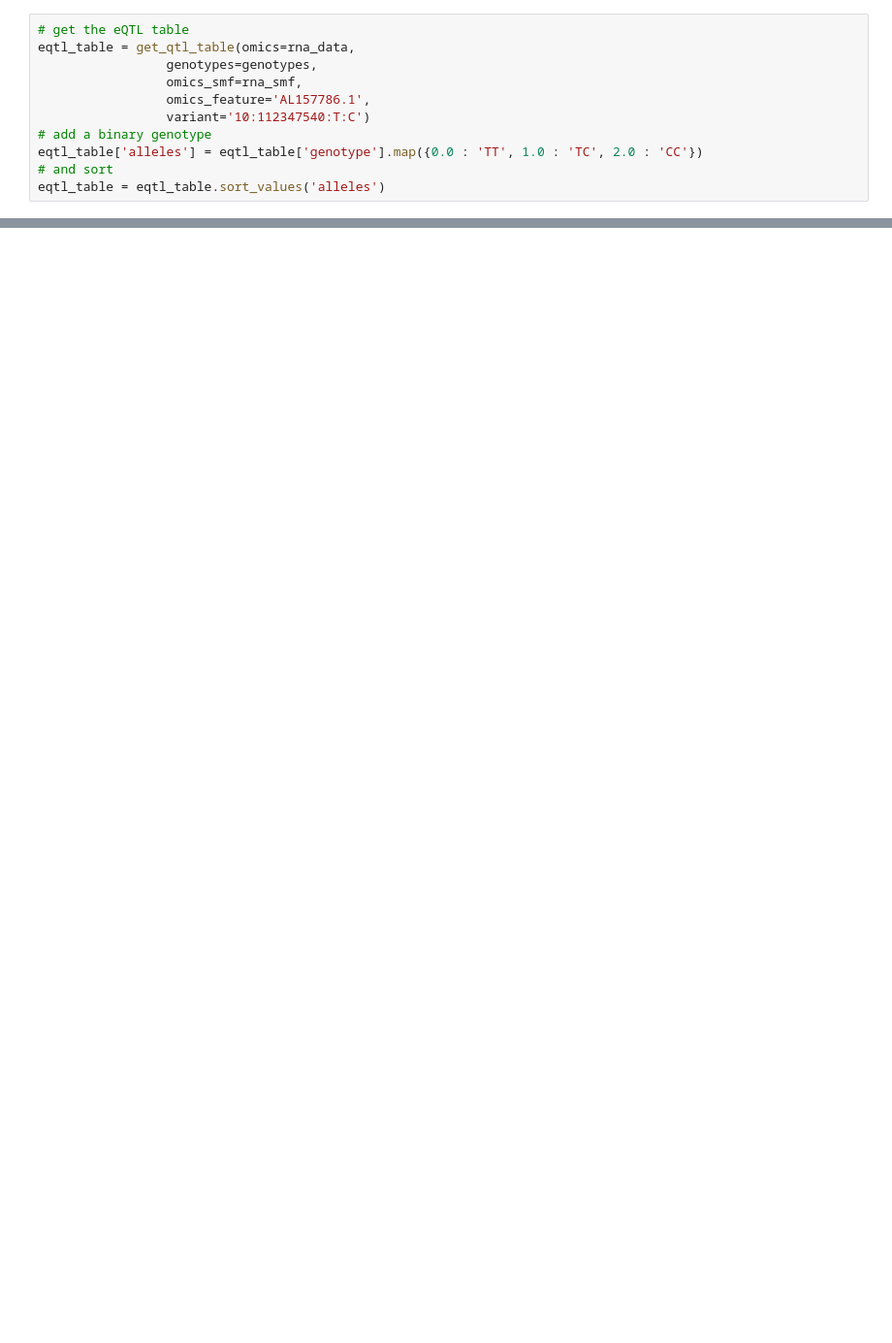
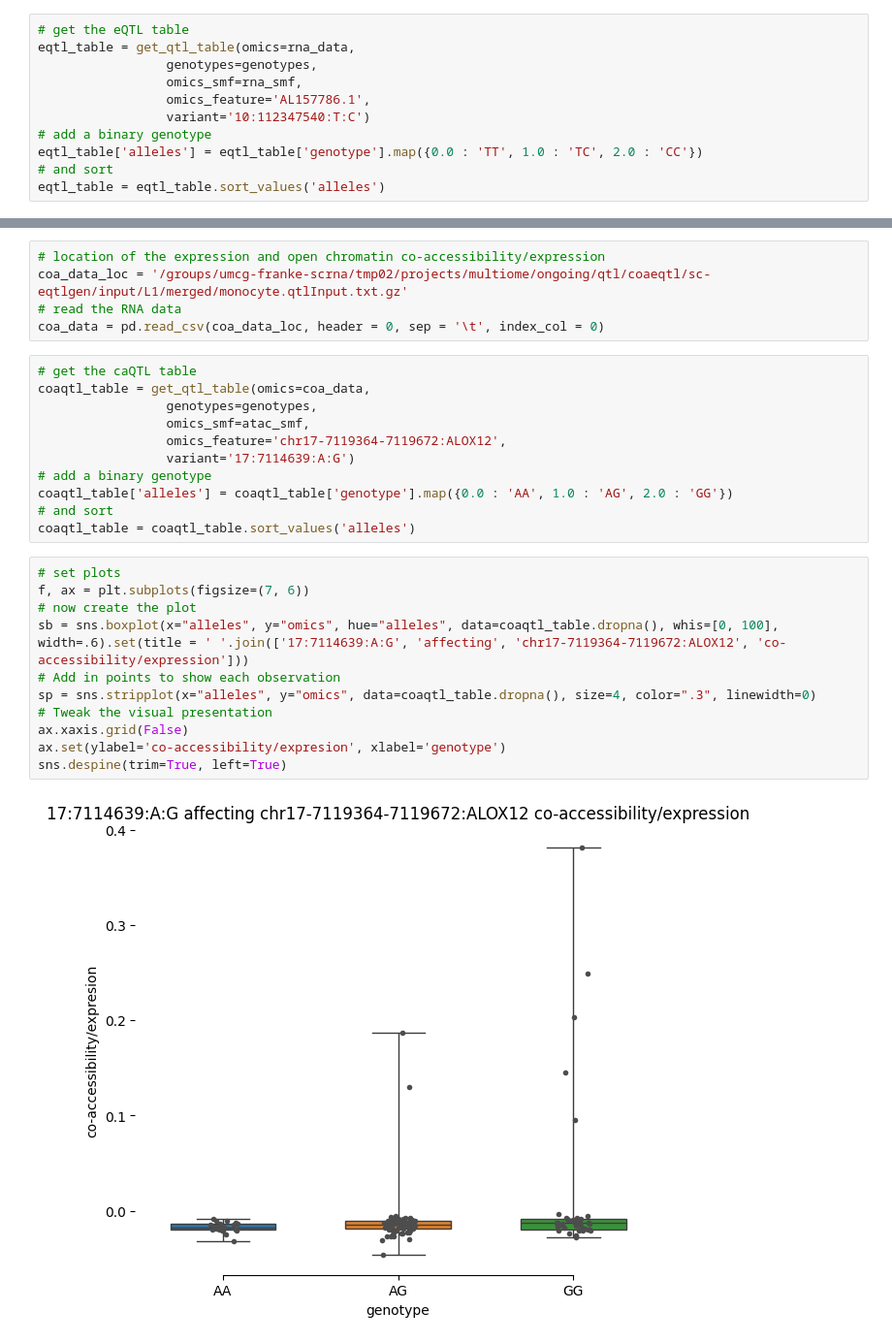
Before and after one commit to molgenis/wijst_multiome, a Jupyter notebook: qtl/mo_plot_qtls.ipynb, the cells around one changed output, grey strips where cells are left out. Shown: that part at 97% size. Cells and saved outputs as stored; diff of their text form; blank space fills up the shorter version.

```diff
--- a/qtl/mo_plot_qtls.ipynb
+++ b/qtl/mo_plot_qtls.ipynb
@@ -193,0 +236,29 @@ sns.despine(trim=True, left=True)
+# %%
+# location of the expression and open chromatin co-accessibility/expression
+coa_data_loc = '/groups/umcg-franke-scrna/tmp02/projects/multiome/ongoing/qtl/coaeqtl/sc-eqtlgen/input/L1/merged/monocyte.qtlInput.txt.gz'
+# read the RNA data
+coa_data = pd.read_csv(coa_data_loc, header = 0, sep = '\t', index_col = 0)
+# %%
+# get the caQTL table
+coaqtl_table = get_qtl_table(omics=coa_data,
+                 genotypes=genotypes,
+                 omics_smf=atac_smf,
+                 omics_feature='chr17-7119364-7119672:ALOX12',
+                 variant='17:7114639:A:G')
+# add a binary genotype
+coaqtl_table['alleles'] = coaqtl_table['genotype'].map({0.0 : 'AA', 1.0 : 'AG', 2.0 : 'GG'})
+# and sort
+coaqtl_table = coaqtl_table.sort_values('alleles')
+# %%
+# set plots
+f, ax = plt.subplots(figsize=(7, 6))
+# now create the plot
+sb = sns.boxplot(x="alleles", y="omics", hue="alleles", data=coaqtl_table.dropna(), whis=[0, 100], width=.6).set(title = ' '.join(['17:7114639:A:G', 'affecting', 'chr17-7119364-7119672:ALOX12', 'co-accessibility/expression']))
+# Add in points to show each observation
+sp = sns.stripplot(x="alleles", y="omics", data=coaqtl_table.dropna(), size=4, color=".3", linewidth=0)
+# Tweak the visual presentation
+ax.xaxis.grid(False)
+ax.set(ylabel='co-accessibility/expresion', xlabel='genotype')
+sns.despine(trim=True, left=True)
+# %% [output]
+[figure, added]
```
Also changed, not shown: parts of 9 cells of this notebook.
